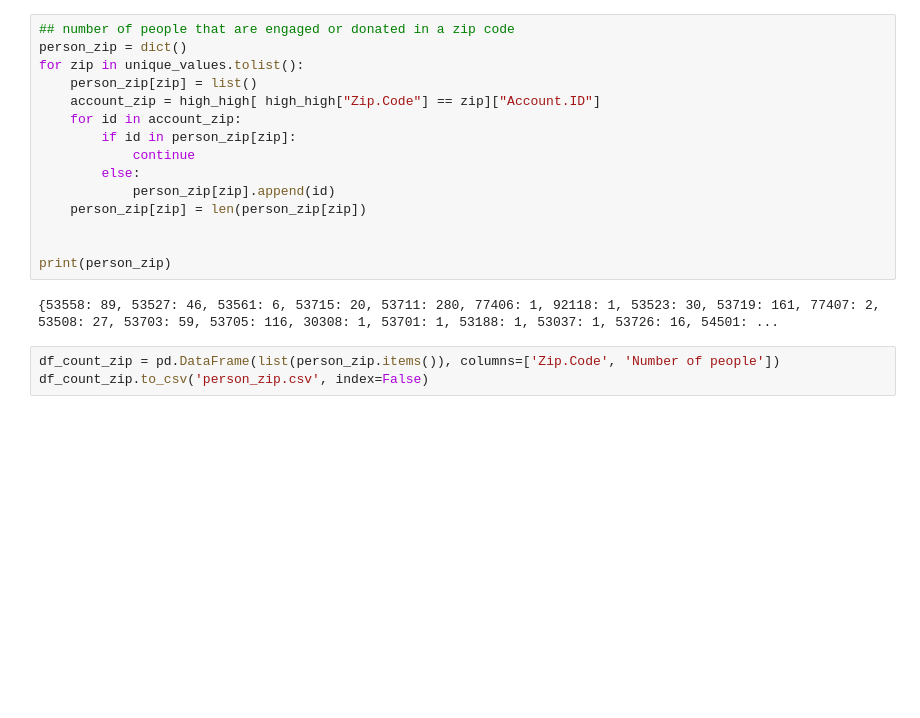
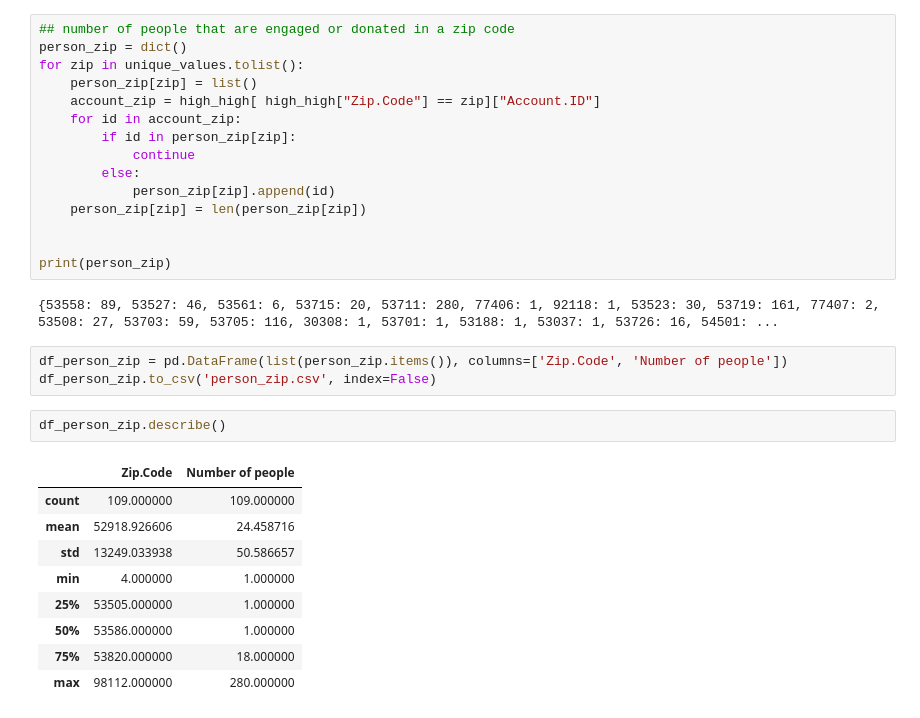
Before and after one commit to anushakabber/Donor_Segmentation_Biokind, a Jupyter notebook: Week3/Week3_Alysia/week3_alysia.ipynb, the cells around one changed output. Cells and saved outputs as stored; diff of their text form; blank space fills up the shorter version.

```diff
--- a/Week3/Week3_Alysia/week3_alysia.ipynb
+++ b/Week3/Week3_Alysia/week3_alysia.ipynb
@@ -76,5 +88,17 @@ print(person_zip)
 # %% [output]
 {53558: 89, 53527: 46, 53561: 6, 53715: 20, 53711: 280, 77406: 1, 92118: 1, 53523: 30, 53719: 161, 77407: 2, 53508: 27, 53703: 59, 53705: 116, 30308: 1, 53701: 1, 53188: 1, 53037: 1, 53726: 16, 54501: ...
 # %%
-df_count_zip = pd.DataFrame(list(person_zip.items()), columns=['Zip.Code', 'Number of people'])
-df_count_zip.to_csv('person_zip.csv', index=False)
+df_person_zip = pd.DataFrame(list(person_zip.items()), columns=['Zip.Code', 'Number of people'])
+df_person_zip.to_csv('person_zip.csv', index=False)
+# %%
+df_person_zip.describe()
+# %% [output]
+|  | Zip.Code | Number of people |
+| count | 109.000000 | 109.000000 |
+| mean | 52918.926606 | 24.458716 |
+| std | 13249.033938 | 50.586657 |
+| min | 4.000000 | 1.000000 |
+| 25% | 53505.000000 | 1.000000 |
+| 50% | 53586.000000 | 1.000000 |
+| 75% | 53820.000000 | 18.000000 |
+| max | 98112.000000 | 280.000000 |
```
Also changed, not shown: parts of 2 cells of this notebook.
